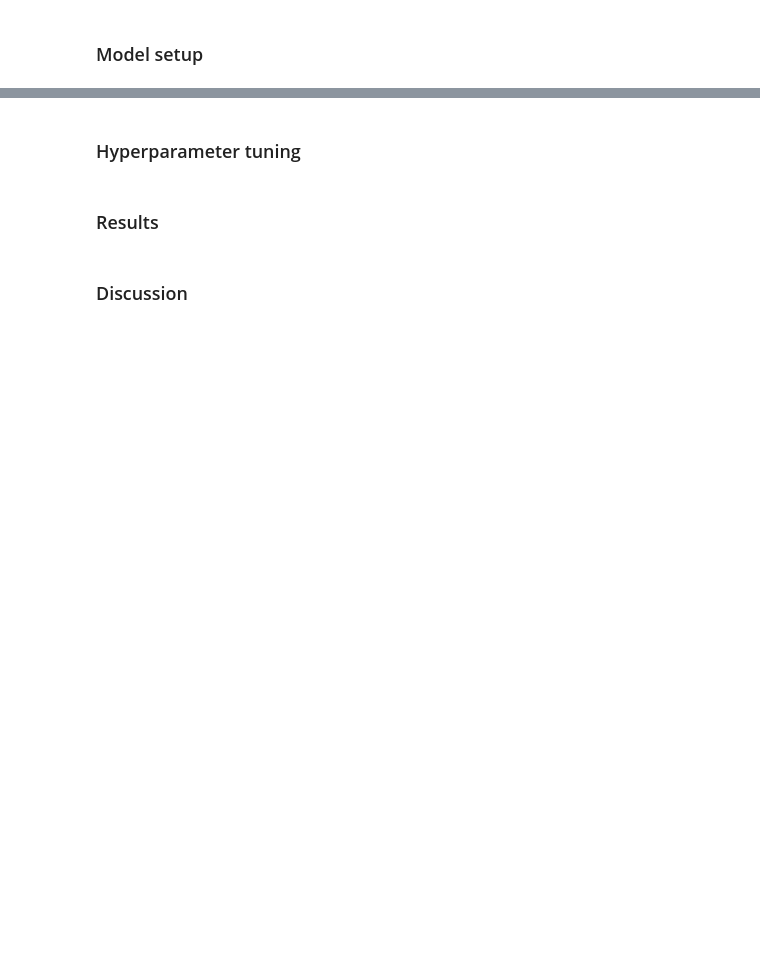
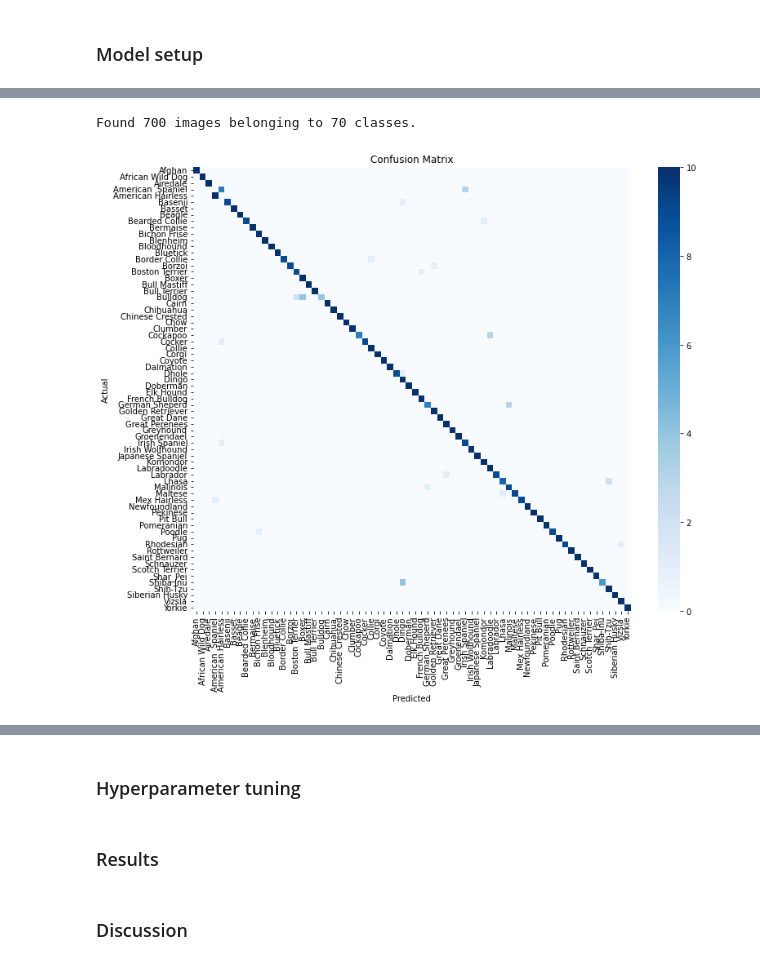
Before and after one commit to TheRealAryanTiwari/AI-In-Biology-Project, a Jupyter notebook: blue_bsc4892/tolingerjiang/Project/AI-In-Biology-Project/Project.ipynb/Project.ipynb, the cells around one changed output, grey strips where cells are left out. Drawn from its saved outputs; the diff is of its cells as text; code cells hidden in the pictures; blank space fills up the shorter version.

Commit message:
confusion matrix

```diff
--- a/blue_bsc4892/tolingerjiang/Project/AI-In-Biology-Project/Project.ipynb/Project.ipynb
+++ b/blue_bsc4892/tolingerjiang/Project/AI-In-Biology-Project/Project.ipynb/Project.ipynb
@@ -298,4 +289,39 @@ Predicted class: Afghan, Probability: 3.7091263038746547e-06
 [figure]
+# %%
+from sklearn.metrics import confusion_matrix
+import seaborn as sns
+
+# Disable shuffling in the test generator
+test_generator = valid_test_datagen.flow_from_directory(
+    valid_dir,
+    target_size=(224, 224),
+    batch_size=32,
+    class_mode='categorical',
+    shuffle=False  # Disable shuffling
+)
+
+# Predict classes for the test set
+y_true = test_generator.classes
+
+# Disable Dropout layers during inference
+model.evaluate(test_generator, verbose=0)
+
+# Predict classes for the test set again
+y_pred = model.predict(test_generator).argmax(axis=1)
+
+# Generate confusion matrix
+cm = confusion_matrix(y_true, y_pred)
+
+# Plot confusion matrix
+plt.figure(figsize=(12, 10))
+sns.heatmap(cm, annot=False, cmap='Blues', xticklabels=test_generator.class_indices.keys(), yticklabels=test_generator.class_indices.keys())
+plt.xlabel('Predicted')
+plt.ylabel('Actual')
+plt.title('Confusion Matrix')
+plt.show()
+# %% [output]
+Found 700 images belonging to 70 classes.
+[figure, added]
 # %%
 import numpy as np
 import matplotlib.pyplot as plt
```
Also changed, not shown: parts of 9 cells of this notebook.
